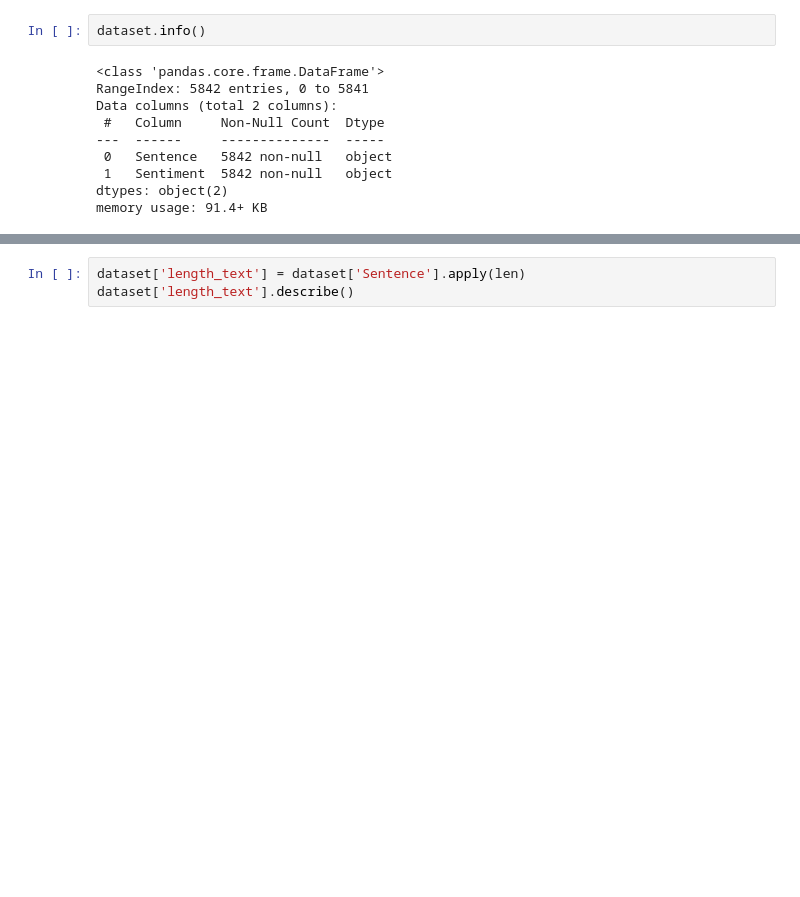
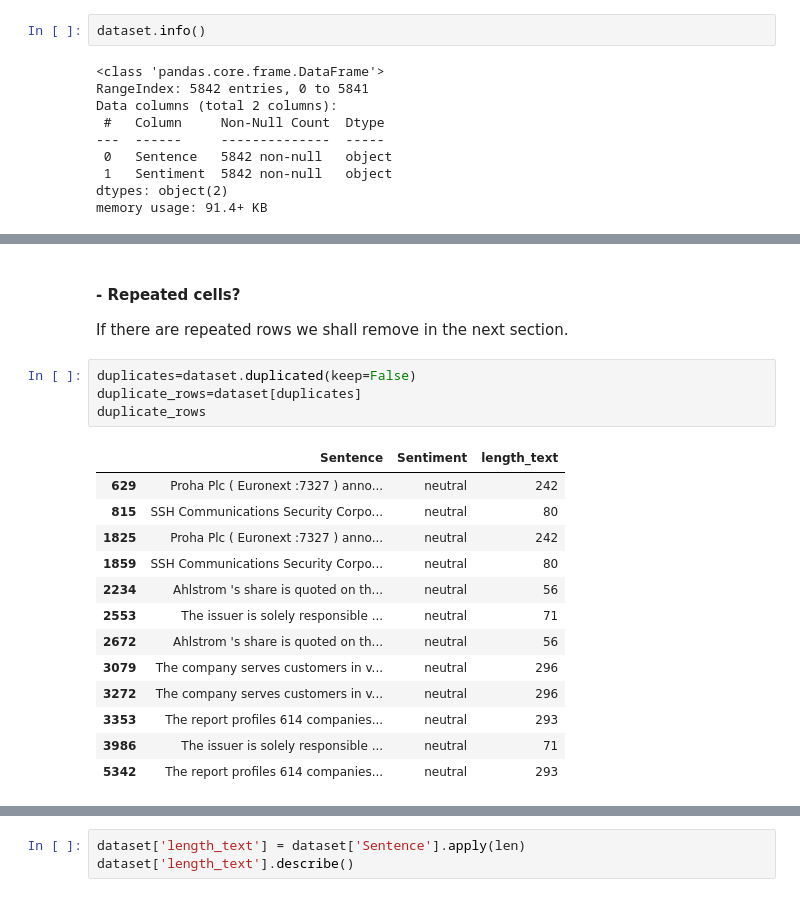
Before and after one commit to josuhinrichs/mandacaru-desafio2, a Jupyter notebook: desafio2.ipynb, the cells around one changed output, grey strips where cells are left out. Saved outputs shown, nothing was run; the diff lists cells and outputs as text; blank space fills up the shorter version.

```diff
--- a/desafio2.ipynb
+++ b/desafio2.ipynb
@@ -64,0 +71,21 @@ Name: count, dtype: int64
+# %% [markdown]
+#### - Repeated cells?
+If there are repeated rows we shall remove in the next section.
+# %%
+duplicates=dataset.duplicated(keep=False)
+duplicate_rows=dataset[duplicates]
+duplicate_rows
+# %% [output]
+|  | Sentence | Sentiment | length_text |
+| 629 | Proha Plc ( Euronext :7327 ) anno... | neutral | 242 |
+| 815 | SSH Communications Security Corpo... | neutral | 80 |
+| 1825 | Proha Plc ( Euronext :7327 ) anno... | neutral | 242 |
+| 1859 | SSH Communications Security Corpo... | neutral | 80 |
+| 2234 | Ahlstrom 's share is quoted on th... | neutral | 56 |
+| 2553 | The issuer is solely responsible ... | neutral | 71 |
+| 2672 | Ahlstrom 's share is quoted on th... | neutral | 56 |
+| 3079 | The company serves customers in v... | neutral | 296 |
+| 3272 | The company serves customers in v... | neutral | 296 |
+| 3353 | The report profiles 614 companies... | neutral | 293 |
+| 3986 | The issuer is solely responsible ... | neutral | 71 |
+| 5342 | The report profiles 614 companies... | neutral | 293 |
```
Also changed, not shown: parts of 25 cells of this notebook, 1 other file.
